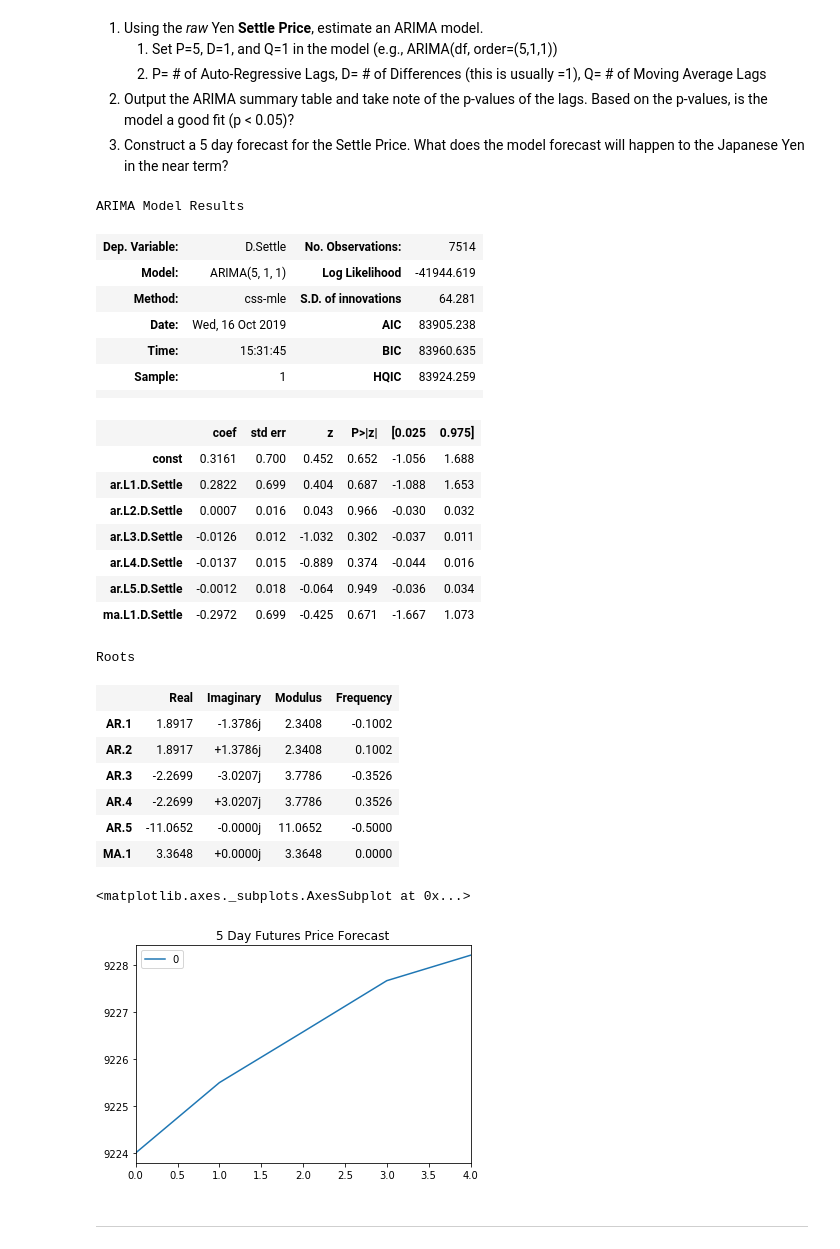
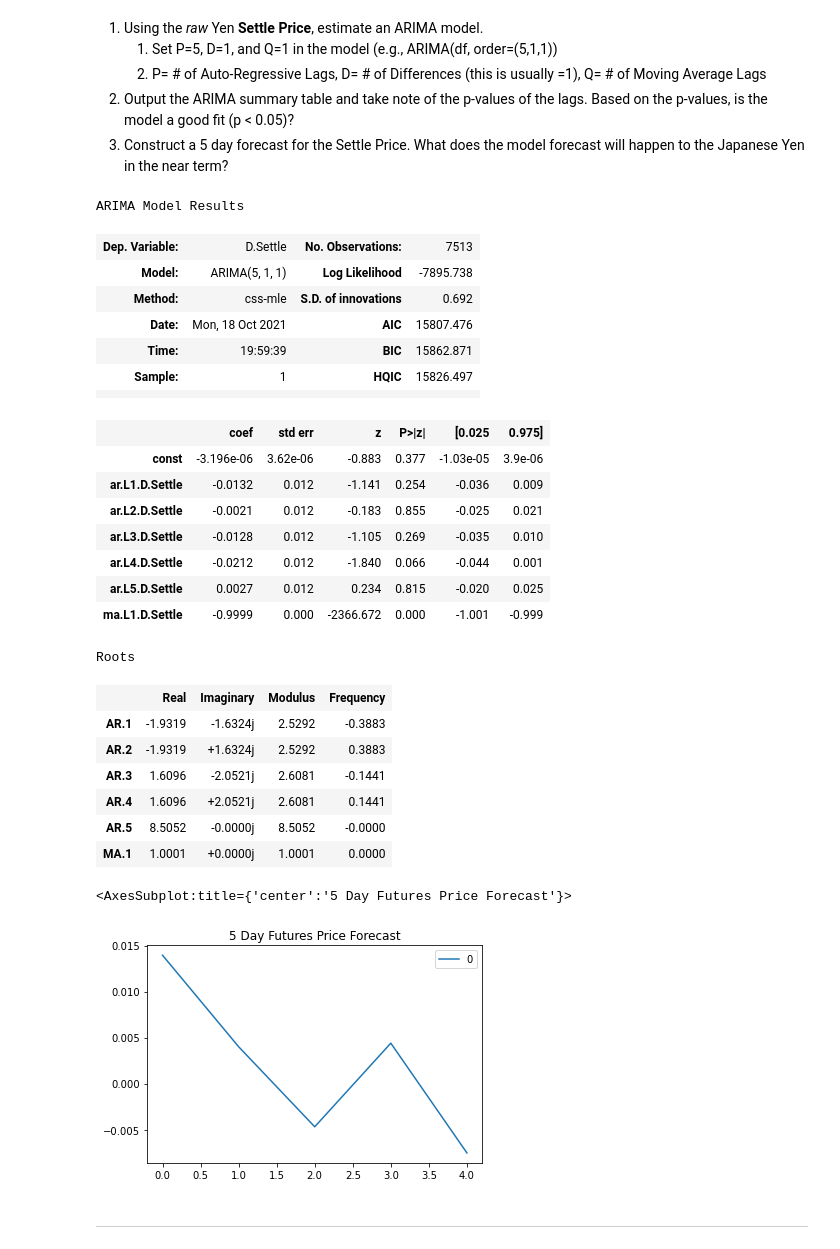
Before and after one commit to jayxcao/homework-unit10, a Jupyter notebook: time_series_analysis.ipynb, the cells around one changed output. Drawn from its saved outputs; the diff is of its cells as text; code cells hidden in the pictures.

Commit message:
adding ARIMA and ARMA model

```diff
--- a/time_series_analysis.ipynb
+++ b/time_series_analysis.ipynb
@@ -188,44 +189,44 @@ from statsmodels.tsa.arima_model import ARIMA
 
 # Estimate and ARIMA Model:
 # Hint: ARIMA(df, order=(p, d, q))
-# YOUR CODE HERE!
+arima_model = ARIMA(returns.Settle, order=(5,1,1))
 
 # Fit the model
-# YOUR CODE HERE!
+results_arima = arima_model.fit()
 # %%
 # Output model summary results:
-results.summary()
+results_arima.summary()
 # %% [output]
 ARIMA Model Results
-| Dep. Variable: | D.Settle | No. Observations: | 7514 |
-| Model: | ARIMA(5, 1, 1) | Log Likelihood | -41944.619 |
-| Method: | css-mle | S.D. of innovations | 64.281 |
-| Date: | Wed, 16 Oct 2019 | AIC | 83905.238 |
-| Time: | 15:31:45 | BIC | 83960.635 |
-| Sample: | 1 | HQIC | 83924.259 |
+| Dep. Variable: | D.Settle | No. Observations: | 7513 |
+| Model: | ARIMA(5, 1, 1) | Log Likelihood | -7895.738 |
+| Method: | css-mle | S.D. of innovations | 0.692 |
+| Date: | Mon, 18 Oct 2021 | AIC | 15807.476 |
+| Time: | 19:59:39 | BIC | 15862.871 |
+| Sample: | 1 | HQIC | 15826.497 |
 |  |  |  |  |
 |  | coef | std err | z | P>|z| | [0.025 | 0.975] |
-| const | 0.3161 | 0.700 | 0.452 | 0.652 | -1.056 | 1.688 |
-| ar.L1.D.Settle | 0.2822 | 0.699 | 0.404 | 0.687 | -1.088 | 1.653 |
-| ar.L2.D.Settle | 0.0007 | 0.016 | 0.043 | 0.966 | -0.030 | 0.032 |
-| ar.L3.D.Settle | -0.0126 | 0.012 | -1.032 | 0.302 | -0.037 | 0.011 |
-| ar.L4.D.Settle | -0.0137 | 0.015 | -0.889 | 0.374 | -0.044 | 0.016 |
-| ar.L5.D.Settle | -0.0012 | 0.018 | -0.064 | 0.949 | -0.036 | 0.034 |
-| ma.L1.D.Settle | -0.2972 | 0.699 | -0.425 | 0.671 | -1.667 | 1.073 |
+| const | -3.196e-06 | 3.62e-06 | -0.883 | 0.377 | -1.03e-05 | 3.9e-06 |
+| ar.L1.D.Settle | -0.0132 | 0.012 | -1.141 | 0.254 | -0.036 | 0.009 |
+| ar.L2.D.Settle | -0.0021 | 0.012 | -0.183 | 0.855 | -0.025 | 0.021 |
+| ar.L3.D.Settle | -0.0128 | 0.012 | -1.105 | 0.269 | -0.035 | 0.010 |
+| ar.L4.D.Settle | -0.0212 | 0.012 | -1.840 | 0.066 | -0.044 | 0.001 |
+| ar.L5.D.Settle | 0.0027 | 0.012 | 0.234 | 0.815 | -0.020 | 0.025 |
+| ma.L1.D.Settle | -0.9999 | 0.000 | -2366.672 | 0.000 | -1.001 | -0.999 |
 Roots
 |  | Real | Imaginary | Modulus | Frequency |
-| AR.1 | 1.8917 | -1.3786j | 2.3408 | -0.1002 |
-| AR.2 | 1.8917 | +1.3786j | 2.3408 | 0.1002 |
-| AR.3 | -2.2699 | -3.0207j | 3.7786 | -0.3526 |
-| AR.4 | -2.2699 | +3.0207j | 3.7786 | 0.3526 |
-| AR.5 | -11.0652 | -0.0000j | 11.0652 | -0.5000 |
-| MA.1 | 3.3648 | +0.0000j | 3.3648 | 0.0000 |
+| AR.1 | -1.9319 | -1.6324j | 2.5292 | -0.3883 |
+| AR.2 | -1.9319 | +1.6324j | 2.5292 | 0.3883 |
+| AR.3 | 1.6096 | -2.0521j | 2.6081 | -0.1441 |
+| AR.4 | 1.6096 | +2.0521j | 2.6081 | 0.1441 |
+| AR.5 | 8.5052 | -0.0000j | 8.5052 | -0.0000 |
+| MA.1 | 1.0001 | +0.0000j | 1.0001 | 0.0000 |
 # %%
 # Plot the 5 Day Price Forecast
-# YOUR CODE HERE!
+pd.DataFrame(results_arima.forecast(steps=5)[0]).plot(title="5 Day Futures Price Forecast")
 # %% [output]
-<matplotlib.axes._subplots.AxesSubplot at 0x...>
+<AxesSubplot:title={'center':'5 Day Futures Price Forecast'}>
-[figure, old version]
+[figure, new version]
 # %% [markdown]
 ---
 # %% [markdown]
```
Also changed, not shown: parts of 4 cells of this notebook.
